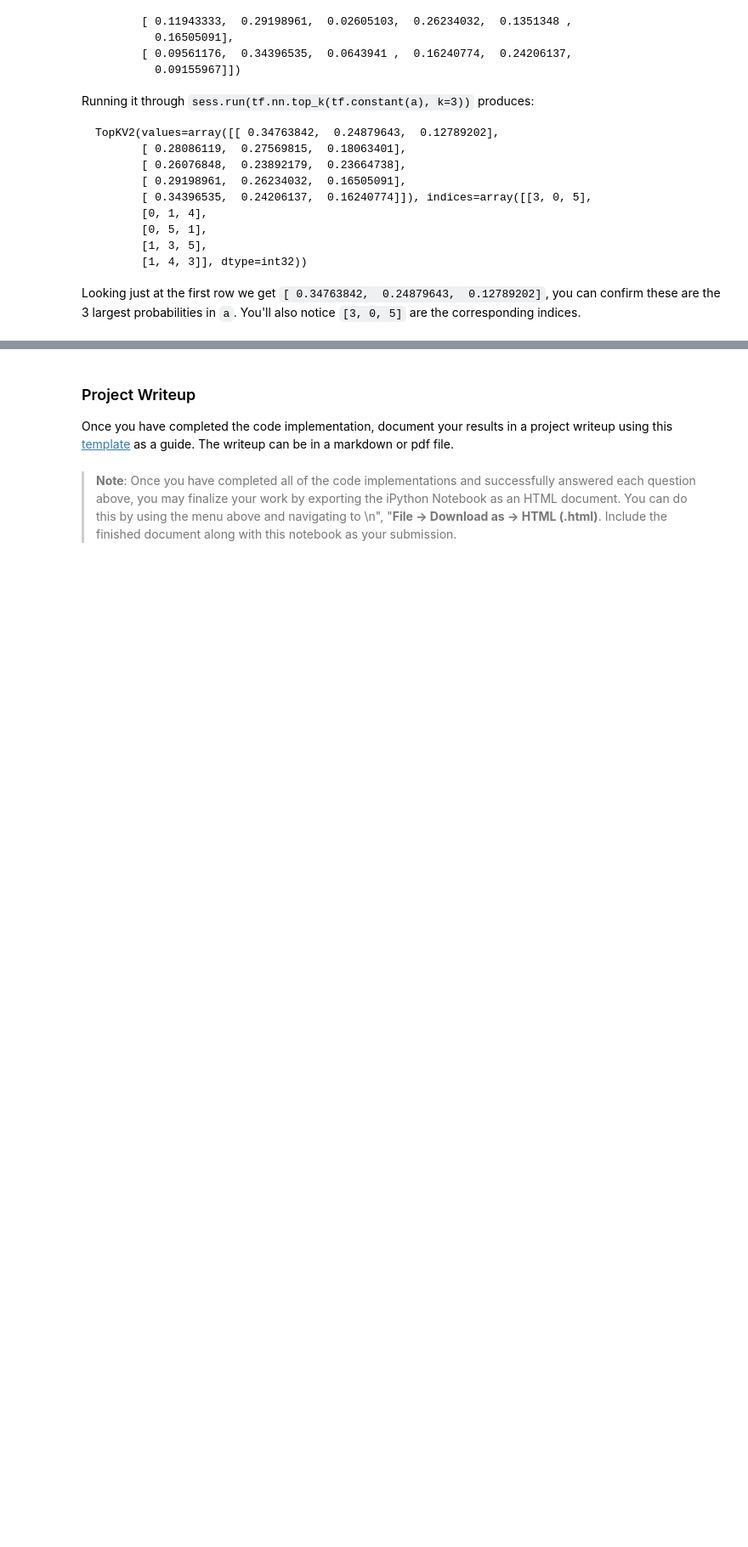
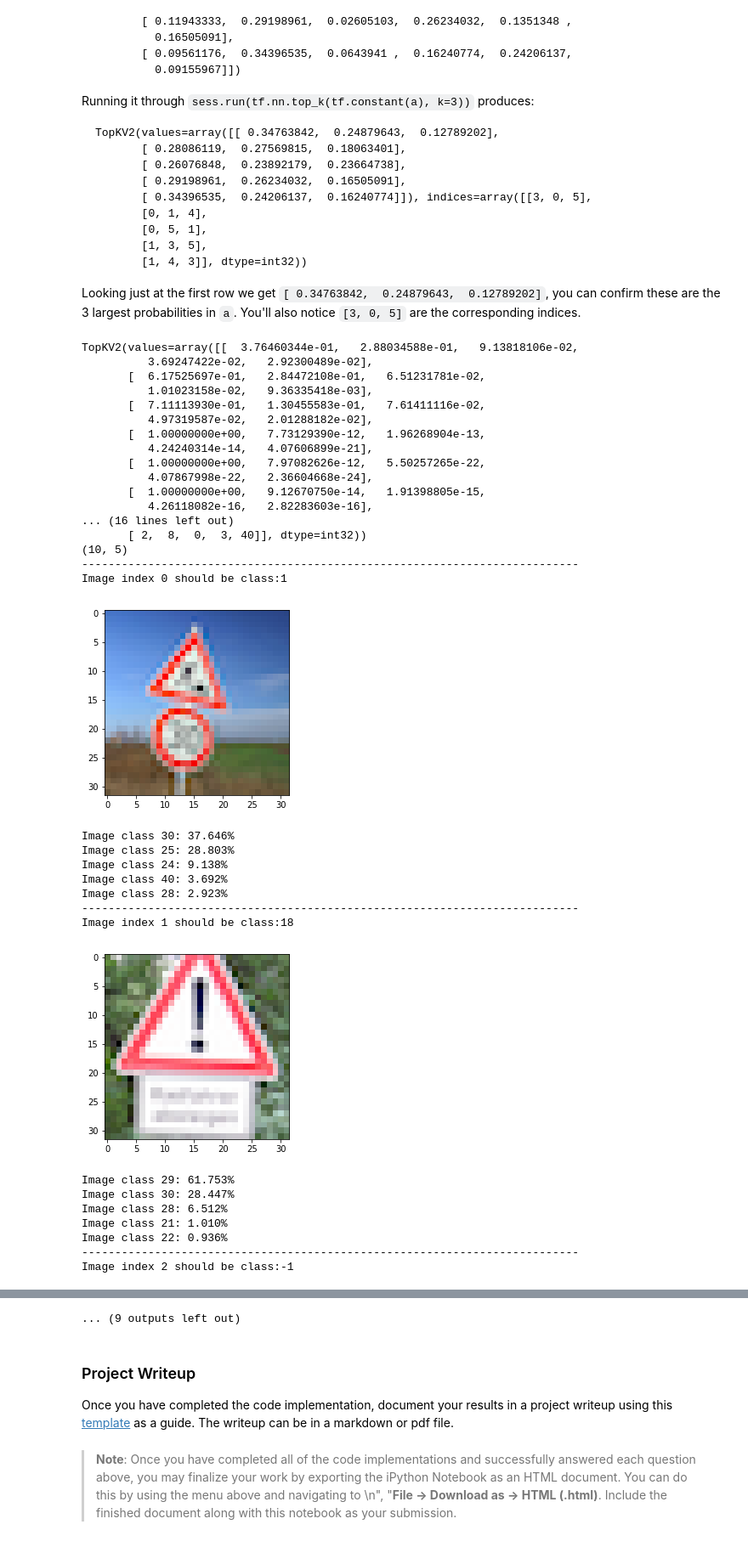
Before and after one commit to svec/CarND-Traffic-Sign-Classifier-Project, a Jupyter notebook: Traffic_Sign_Classifier.ipynb, the cells around one changed output, grey strips where cells are left out. Shown at 85% size. Saved outputs shown, nothing was run; the diff lists cells and outputs as text; code cells hidden in the pictures; blank space fills up the shorter version.

```diff
--- a/Traffic_Sign_Classifier.ipynb
+++ b/Traffic_Sign_Classifier.ipynb
@@ -725,18 +744,62 @@ Looking just at the first row we get `[ 0.34763842,  0.24879643,  0.12789202]`,
 # %%
 ### Print out the top five softmax probabilities for the predictions on the German traffic sign images found on the web.
 ### Feel free to use as many code cells as needed.
+def show_web_image(index):
+    image = found_images[index]
+    plt.figure()
+    plt.imshow(image.squeeze(), cmap='gray')
+    plt.show()
 
 softmax = tf.nn.softmax(logits)
 
 with tf.Session() as sess:
     saver.restore(sess, tf.train.latest_checkpoint('.'))
 
     softmax_out = sess.run(softmax, feed_dict={x: found_images_gray, keep_prob: 0.5})
 
-    top_k = sess.run(tf.nn.top_k(softmax, k=2), feed_dict={x: found_images_gray, keep_prob: 0.5})
+    top_k = sess.run(tf.nn.top_k(softmax, k=5), feed_dict={x: found_images_gray, keep_prob: 0.5})
 
 print(top_k)
 print(top_k.values.shape)
 
 for index, (percentages, class_numbers) in enumerate(zip(top_k.values, top_k.indices)):
-    print(index, percentages, class_numbers)
+    print("---------------------------------------------------------------------------")
+    print("Image index {} should be class:{}".format(index, found_images_y[index]))
+    show_web_image(index)
+    for (certainty, class_number) in zip(percentages, class_numbers):
+        pct = certainty * 100
+        print("Image class {}: {:02.3f}%".format(class_number, pct))
+# %% [output]
+TopKV2(values=array([[  3.76460344e-01,   2.88034588e-01,   9.13818106e-02,
+          3.69247422e-02,   2.92300489e-02],
+       [  6.17525697e-01,   2.84472108e-01,   6.51231781e-02,
+          1.01023158e-02,   9.36335418e-03],
+       [  7.11113930e-01,   1.30455583e-01,   7.61411116e-02,
+          4.97319587e-02,   2.01288182e-02],
+       [  1.00000000e+00,   7.73129390e-12,   1.96268904e-13,
+          4.24240314e-14,   4.07606899e-21],
+       [  1.00000000e+00,   7.97082626e-12,   5.50257265e-22,
+          4.07867998e-22,   2.36604668e-24],
+       [  1.00000000e+00,   9.12670750e-14,   1.91398805e-15,
+          4.26118082e-16,   2.82283603e-16],
+... (16 lines left out)
+       [ 2,  8,  0,  3, 40]], dtype=int32))
+(10, 5)
+---------------------------------------------------------------------------
+Image index 0 should be class:1
+[figure, added]
+Image class 30: 37.646%
+Image class 25: 28.803%
+Image class 24: 9.138%
+Image class 40: 3.692%
+Image class 28: 2.923%
+---------------------------------------------------------------------------
+Image index 1 should be class:18
+[figure, added]
+Image class 29: 61.753%
+Image class 30: 28.447%
+Image class 28: 6.512%
+Image class 21: 1.010%
+Image class 22: 0.936%
+---------------------------------------------------------------------------
+Image index 2 should be class:-1
@@ -743,3 +831,4 @@ for index, (percentages, class_numbers) in enumerate(zip(top_k.values, top_k.ind
+... (9 outputs left out)
 # %% [markdown]
 ### Project Writeup
 
```
Also changed, not shown: parts of 7 cells of this notebook, 2 other files.
